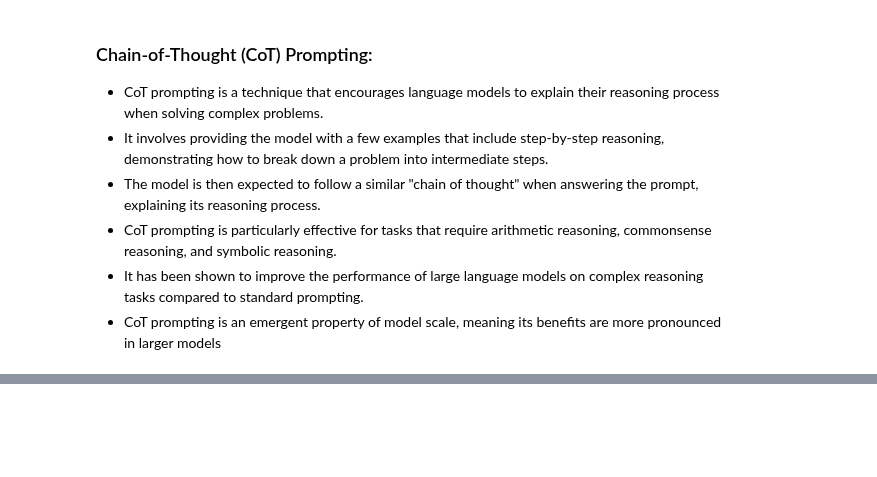
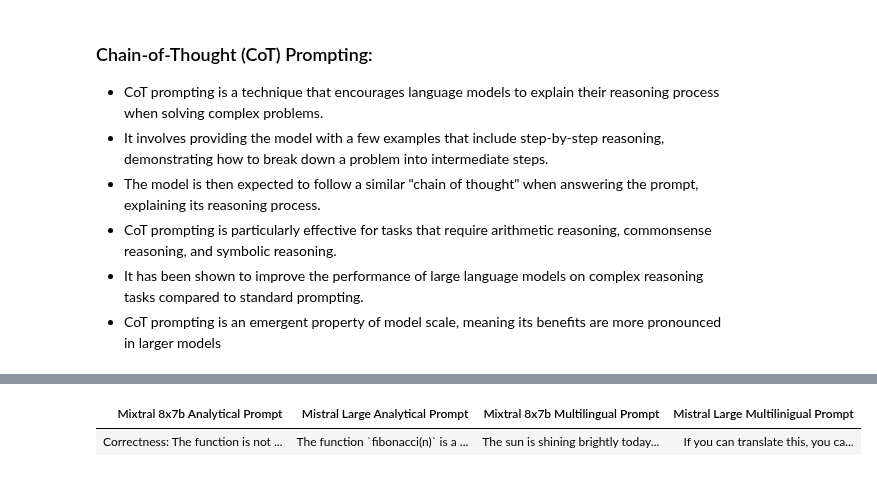
Before and after one commit to aws-samples/mistral-on-aws, a Jupyter notebook: notebooks/mistral_large_getting_started_101.ipynb, the cells around one changed output, grey strips where cells are left out. Saved outputs shown, nothing was run; the diff lists cells and outputs as text; code cells hidden in the pictures; blank space fills up the shorter version.

```diff
--- a/notebooks/mistral_large_getting_started_101.ipynb
+++ b/notebooks/mistral_large_getting_started_101.ipynb
@@ -510,0 +472,47 @@ In summary, zero-shot prompting relies on the model's pre-existing knowledge, fe
+# %%
+# Define the prompts
+
+prompt_1 = """Evaluate this Python function for correctness and efficiency:
+            def fibonacci(n):
+            if n <= 0:
+            return 0
+            elif n == 1:
+            return 1
+            else:
+            return fibonacci(n-1) + fibonacci(n-2)"""
+prompt_2 = """Translate the following text to Spanish, French and German:
+             "The quick brown fox jumps over the lazy dog."""
+prompts = [prompt_1, prompt_2]
+model_ids = ["mistral.mixtral-8x7b-instruct-v0:1", DEFAULT_MODEL]
+
+# Iterate through the prompts and get the responses
+responses = []
+for prompt in prompts:
+    for model_id in model_ids:
+        body = json.dumps({
+            "temperature": 0.5,
+            "max_tokens": 1024,
+            "prompt": prompt,
+            "stop": ["</s>"]
+        })
+        response = bedrock.invoke_model(
+        body = body,
+        modelId = model_id)
+        response_body = json.loads(response.get("body").read())
+        responses.append(response_body["outputs"][0]["text"].replace("\n", " "))
+
+# Create a pandas DataFrame to display the responses side-by-side
+df = pd.DataFrame({
+    "Mixtral 8x7b Analytical Prompt": [responses[0]],
+    "Mistral Large Analytical Prompt": [responses[1]],
+    "Mixtral 8x7b Multilingual Prompt": [responses[2]],
+    "Mistral Large Multilinigual Prompt": [responses[3]],
+
+
+})
+
+# Display the DataFrame as HTML
+display_html(df.to_html(index=False), raw=True)
+# %% [output]
+| Mixtral 8x7b Analytical Prompt | Mistral Large Analytical Prompt | Mixtral 8x7b Multilingual Prompt | Mistral Large Multilinigual Prompt |
+| Correctness: The function is not ... | The function `fibonacci(n)` is a ... | The sun is shining brightly today... | If you can translate this, you ca... |
```
Also changed, not shown: parts of 35 cells of this notebook.
